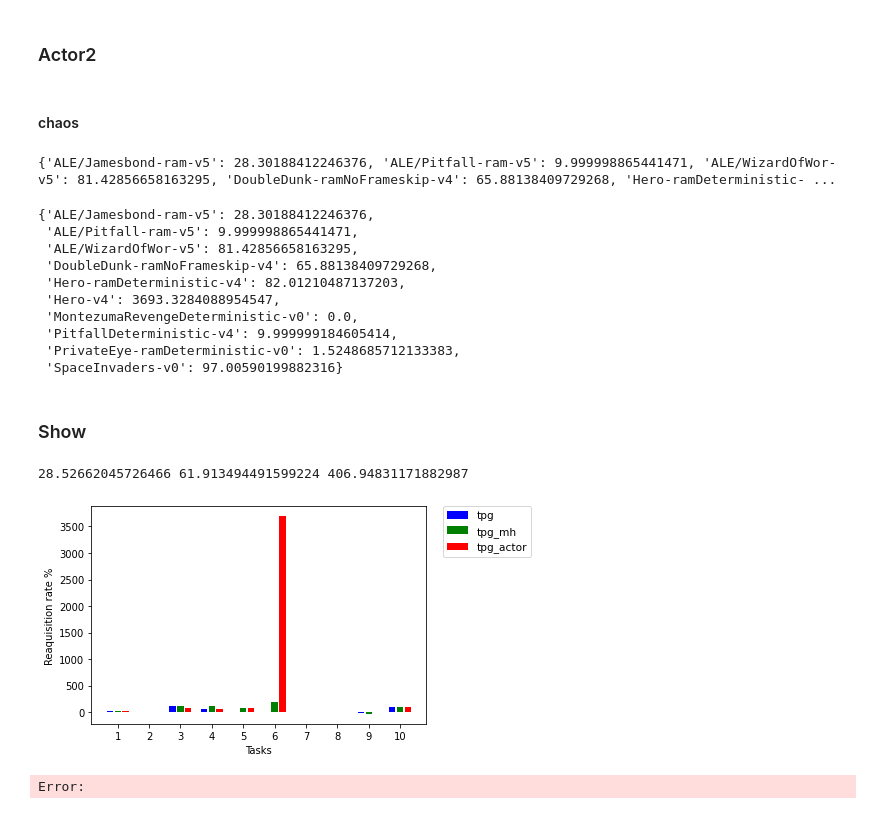
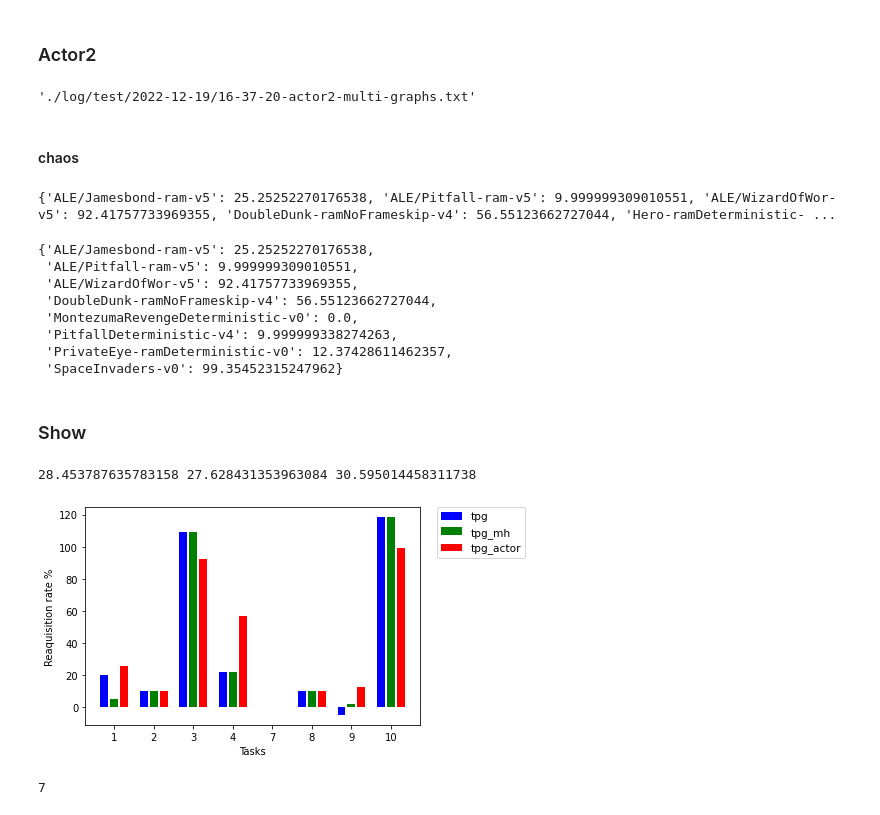
Before and after one commit to oyako-li/TPG, a Jupyter notebook: profile.ipynb, the cells around one changed output. Cells and saved outputs as stored; diff of their text form; code cells hidden in the pictures.

```diff
--- a/profile.ipynb
+++ b/profile.ipynb
@@ -1077,4 +1523,10 @@ graphs = [
     f'{prefix}2022-12-04/20-59-14',
     f'{prefix}2022-12-04/23-32-04'
 ]
-tpg = tp.MHTPG()
+# tpg = tp.MHTPG()
+index = f"./log/test/{datetime.now().strftime('%Y-%m-%d/%H-%M-%S')}-mh-multi-graphs.txt"
+with open(index,'w') as f:
+    for g in graphs:
+        f.write(f'{g}\n')
+index
+# CartPole-v1-archive: 23-47-05-archive
@@ -1126,7 +1580,7 @@ for title in titles:
 
 for task in scores_tpg_mh:
     # normalize = log_normalize(normalize_file[task])
-    scores_tpg_mh[task]= (scores_tpg_mh[task]-normalize[task][0])/(normalize[task][1]-normalize[task][0]+0.00001)*10.0
+    scores_tpg_mh[task]= (scores_tpg_mh[task]-normalize[task][0])/(normalize[task][1]-normalize[task][0]+0.00001)/len(titles)*100.0
 print(scores_tpg_mh)
 for ignore in ignores:
     del scores_tpg_mh[ignore]
@@ -1176,7 +1628,14 @@ graphs = [
     f'{prefix}2022-12-08/02-16-43',
     f'{prefix}2022-12-08/04-13-09'
 ]
-tpg = tp.Actor2()
+index = f"./log/test/{datetime.now().strftime('%Y-%m-%d/%H-%M-%S')}-actor2-multi-graphs.txt"
+with open(index,'w') as f:
+    for g in graphs:
+        f.write(f'{g}\n')
+index
+# CartPole-v1-archive: 20-31-29-archive
+# %% [output]
+'./log/test/2022-12-19/16-37-20-actor2-multi-graphs.txt'
 # %%
 prefix = './log/test/'
 titles = [
@@ -1226,65 +1685,60 @@ for title in titles:
     scores_tpg_actor2 = log_elite(title, _scores=scores_tpg_actor2)
 
 for task in scores_tpg_actor2:
-    scores_tpg_actor2[task]= (scores_tpg_actor2[task]-normalize[task][0])/(normalize[task][1]-normalize[task][0]+0.00001)*10.0
+    scores_tpg_actor2[task]= (scores_tpg_actor2[task]-normalize[task][0])/(normalize[task][1]-normalize[task][0]+0.00001)/len(titles)*100.0
 print(scores_tpg_actor2)
 for ignore in ignores:
     del scores_tpg_actor2[ignore]
 scores_tpg_actor2
 # %% [output]
-{'ALE/Jamesbond-ram-v5': 28.30188412246376, 'ALE/Pitfall-ram-v5': 9.999998865441471, 'ALE/WizardOfWor-v5': 81.42856658163295, 'DoubleDunk-ramNoFrameskip-v4': 65.88138409729268, 'Hero-ramDeterministic- ...
+{'ALE/Jamesbond-ram-v5': 25.25252270176538, 'ALE/Pitfall-ram-v5': 9.999999309010551, 'ALE/WizardOfWor-v5': 92.41757733969355, 'DoubleDunk-ramNoFrameskip-v4': 56.55123662727044, 'Hero-ramDeterministic- ...
-{'ALE/Jamesbond-ram-v5': 28.30188412246376,
- 'ALE/Pitfall-ram-v5': 9.999998865441471,
- 'ALE/WizardOfWor-v5': 81.42856658163295,
- 'DoubleDunk-ramNoFrameskip-v4': 65.88138409729268,
- 'Hero-ramDeterministic-v4': 82.01210487137203,
- 'Hero-v4': 3693.3284088954547,
+{'ALE/Jamesbond-ram-v5': 25.25252270176538,
+ 'ALE/Pitfall-ram-v5': 9.999999309010551,
+ 'ALE/WizardOfWor-v5': 92.41757733969355,
+ 'DoubleDunk-ramNoFrameskip-v4': 56.55123662727044,
  'MontezumaRevengeDeterministic-v0': 0.0,
- 'PitfallDeterministic-v4': 9.999999184605414,
- 'PrivateEye-ramDeterministic-v0': 1.5248685712133383,
- 'SpaceInvaders-v0': 97.00590199882316}
+ 'PitfallDeterministic-v4': 9.999999338274263,
+ 'PrivateEye-ramDeterministic-v0': 12.37428611462357,
+ 'SpaceInvaders-v0': 99.35452315247962}
 # %% [markdown]
 ### Show
 # %%
 left = np.arange(1, len(scores_tpg.keys())+1)
-labels = [str(i) for i in left]
+labels = [str(v) for li,v in x.items() if li not in ignores]
 width = 0.2
 edges = [0+0.5, len(scores_tpg.keys())+0.5]
 plt.bar(left-0.25, scores_tpg.values(), width=width, color="blue", label='tpg')
 plt.bar(left, scores_tpg_mh.values(), width=width, color="green", label='tpg_mh')
 plt.bar(left+0.25, scores_tpg_actor2.values(), width=width, color="red", label='tpg_actor')
 # plt.plot(edges, [sum(scores_tpg.values())/10.]*len(edges), label='tpg-ave', c="royalblue")
 # plt.plot(edges, [sum(scores_tpg_mh.values())/10.]*len(edges), label='tpg_mh-ave', c="lime")
 # plt.plot(edges, [sum(scores_tpg_actor2.values())/10.]*len(edges), label='tpg_actor-ave', c="tomato")
 plt.xticks(left, labels)
 # plt.suptitle('Categorical Plotting')
 plt.xlabel('Tasks')
 plt.ylabel('Reaquisition rate %')
 
 # plt.title('Multi-Task Scores')
 # plt.legend()
 plt.legend(bbox_to_anchor=(1.05, 1), loc='upper left', borderaxespad=0, fontsize=10.5)
 print(sum(scores_tpg.values())/10.,sum(scores_tpg_mh.values())/10.,sum(scores_tpg_actor2.values())/10.)
 # plt.savefig()
 plt.show()
 # multi-10-tasks: 394.45354363594583 7500218.961637132 546500433.9280788
 # multi-9-tasks: 394.45354363594583 218.9616371318259 433.92807890293545
 # multi-8-tasks: 28.453787635783165 27.628431353963087 30.59501445831173
 # multi-mh-tasks: 45.9181633364101 47.57909559132741 780.5565959715974
 # multi-mh-9-tasks: 45.9181633364101 37.579108924642966 51.890900859190914
 # chaos-10: 30.475905076862755 15000219.657665115 277000216.52672666
 # chaos-9: 30.475905076862755 219.65766511934117 216.52672667207617
 # chaos-8: 25.475908410193867 27.99112623036706 26.860186449769582
 # chaos-mh-10: 28.52662045726466 61.913494491599224 406.94831171882987
 # chaos-mh-9: 28.52662045726466 41.91352115823033 37.61547082928448
 # %% [output]
-28.52662045726466 61.913494491599224 406.94831171882987
+28.453787635783158 27.628431353963084 30.595014458311738
-[figure, old version]
+[figure, new version]
-# %%
-import gym
-env = gym.make('CartPole-v0')
-env.reset()
-env.render(mode='rgb_array')
-env.close()
-# %% [output]
-Error:
+# %%
+56-47-2
+# 5("""考察""")-5("""結果""")-5("""提案""")
+# %% [output]
+7
```
Also changed, not shown: parts of 49 cells of this notebook, 21 other files.
